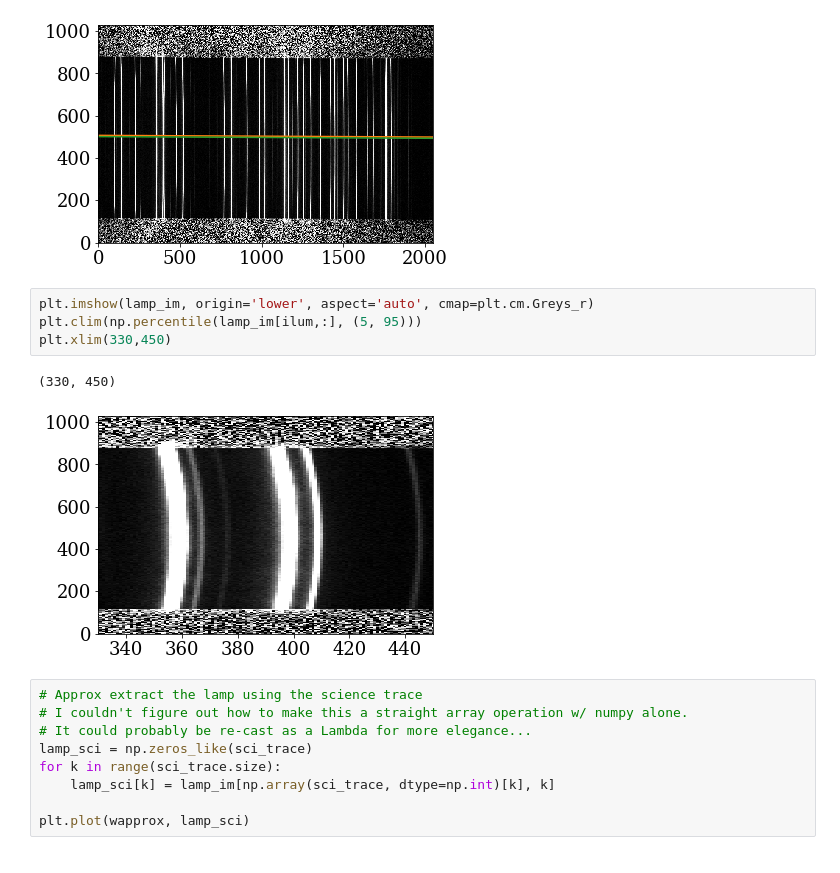
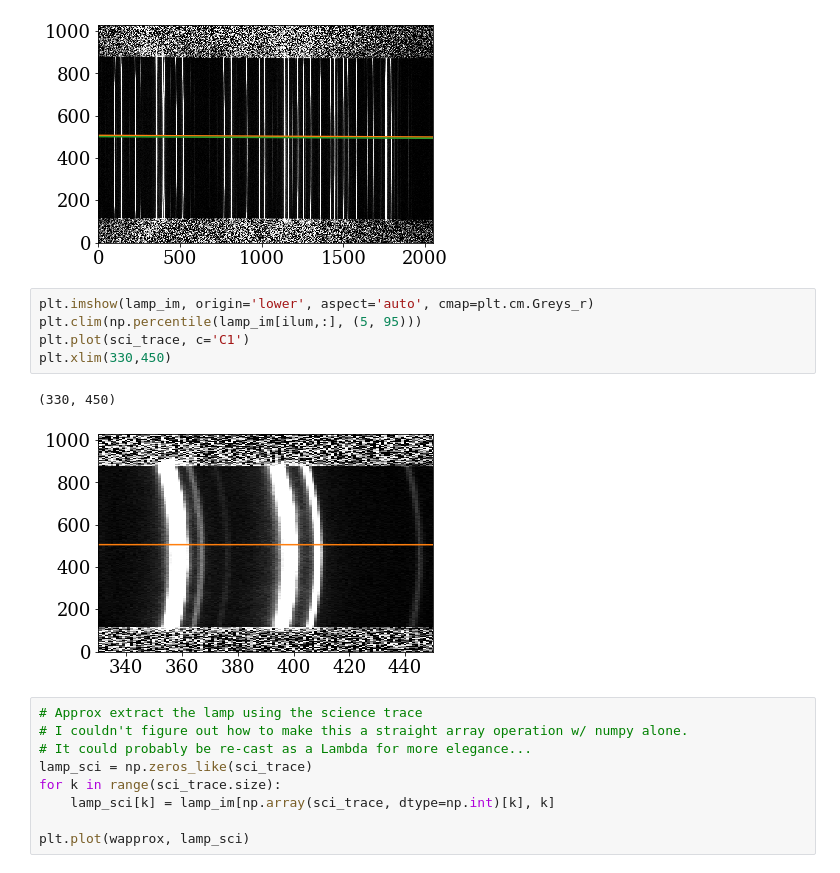
Before and after one commit to jradavenport/specreduce, a Jupyter notebook: pydis_example/apo05.ipynb, the cells around one changed output. Saved outputs shown, nothing was run; the diff lists cells and outputs as text.

```diff
--- a/pydis_example/apo05.ipynb
+++ b/pydis_example/apo05.ipynb
@@ -212,10 +212,11 @@ plt.show()
 # %%
 plt.imshow(lamp_im, origin='lower', aspect='auto', cmap=plt.cm.Greys_r)
 plt.clim(np.percentile(lamp_im[ilum,:], (5, 95)))
+plt.plot(sci_trace, c='C1')
 plt.xlim(330,450)
 # %% [output]
 (330, 450)
-[figure, old version]
+[figure, new version]
 # %%
 # Approx extract the lamp using the science trace
 # I couldn't figure out how to make this a straight array operation w/ numpy alone.
```
Also changed, not shown: parts of 7 cells of this notebook.
